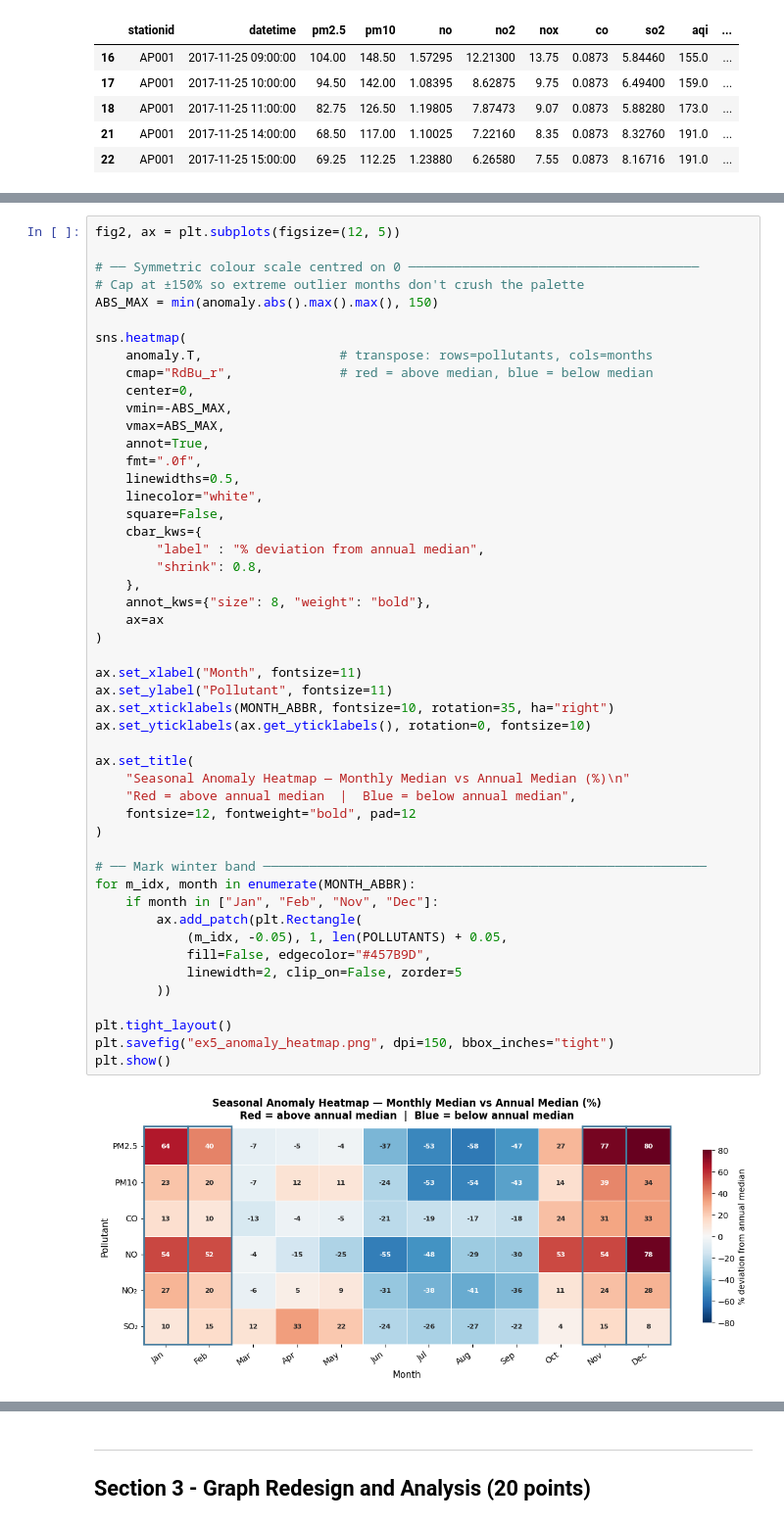
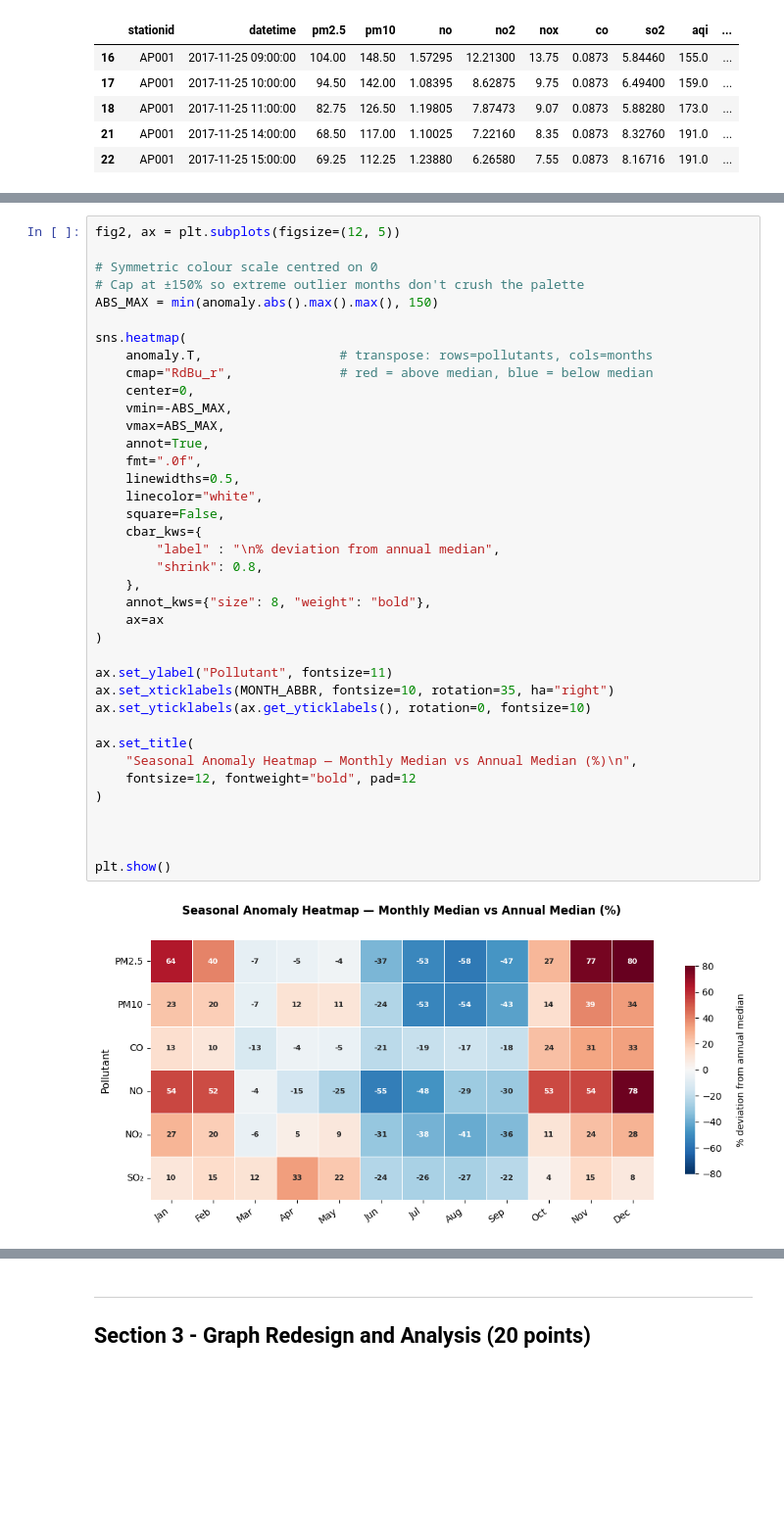
Before and after one commit to micheleminuti/python-data-visualization, a Jupyter notebook: assignment_1.ipynb, the cells around one changed output, grey strips where cells are left out. Shown at 98% size. Saved outputs shown, nothing was run; the diff lists cells and outputs as text; blank space fills up the shorter version.

```diff
--- a/assignment_1.ipynb
+++ b/assignment_1.ipynb
@@ -1610,54 +1610,43 @@ plt.show()
 # %%
 fig2, ax = plt.subplots(figsize=(12, 5))
 
-# ── Symmetric colour scale centred on 0 ──────────────────────────────────────
+# Symmetric colour scale centred on 0
 # Cap at ±150% so extreme outlier months don't crush the palette
 ABS_MAX = min(anomaly.abs().max().max(), 150)
 
 sns.heatmap(
     anomaly.T,                  # transpose: rows=pollutants, cols=months
     cmap="RdBu_r",              # red = above median, blue = below median
     center=0,
     vmin=-ABS_MAX,
     vmax=ABS_MAX,
     annot=True,
     fmt=".0f",
     linewidths=0.5,
     linecolor="white",
     square=False,
     cbar_kws={
-        "label" : "% deviation from annual median",
+        "label" : "\n% deviation from annual median",
         "shrink": 0.8,
     },
     annot_kws={"size": 8, "weight": "bold"},
     ax=ax
 )
 
-ax.set_xlabel("Month", fontsize=11)
 ax.set_ylabel("Pollutant", fontsize=11)
 ax.set_xticklabels(MONTH_ABBR, fontsize=10, rotation=35, ha="right")
 ax.set_yticklabels(ax.get_yticklabels(), rotation=0, fontsize=10)
 
 ax.set_title(
-    "Seasonal Anomaly Heatmap — Monthly Median vs Annual Median (%)\n"
-    "Red = above annual median  |  Blue = below annual median",
+    "Seasonal Anomaly Heatmap — Monthly Median vs Annual Median (%)\n",
     fontsize=12, fontweight="bold", pad=12
 )
 
-# ── Mark winter band ──────────────────────────────────────────────────────────
-for m_idx, month in enumerate(MONTH_ABBR):
-    if month in ["Jan", "Feb", "Nov", "Dec"]:
-        ax.add_patch(plt.Rectangle(
-            (m_idx, -0.05), 1, len(POLLUTANTS) + 0.05,
-            fill=False, edgecolor="#457B9D",
-            linewidth=2, clip_on=False, zorder=5
-        ))
 
-plt.tight_layout()
-plt.savefig("ex5_anomaly_heatmap.png", dpi=150, bbox_inches="tight")
+
 plt.show()
 # %% [output]
-[figure, old version]
+[figure, new version]
 # %% [markdown]
 **Primary goal — Boxplots (one per pollutant, small-multiple layout)**
 
```
Also changed, not shown: parts of 18 cells of this notebook, 2 other files.
